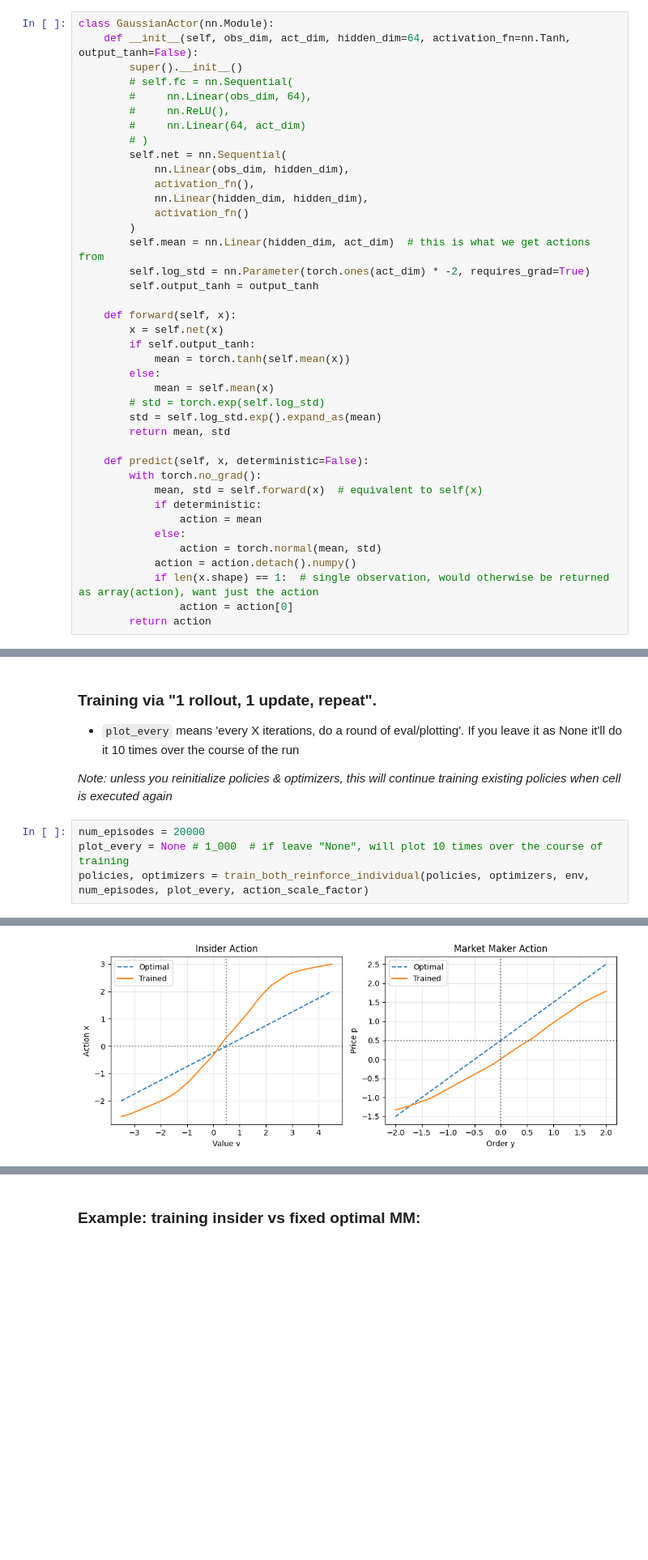
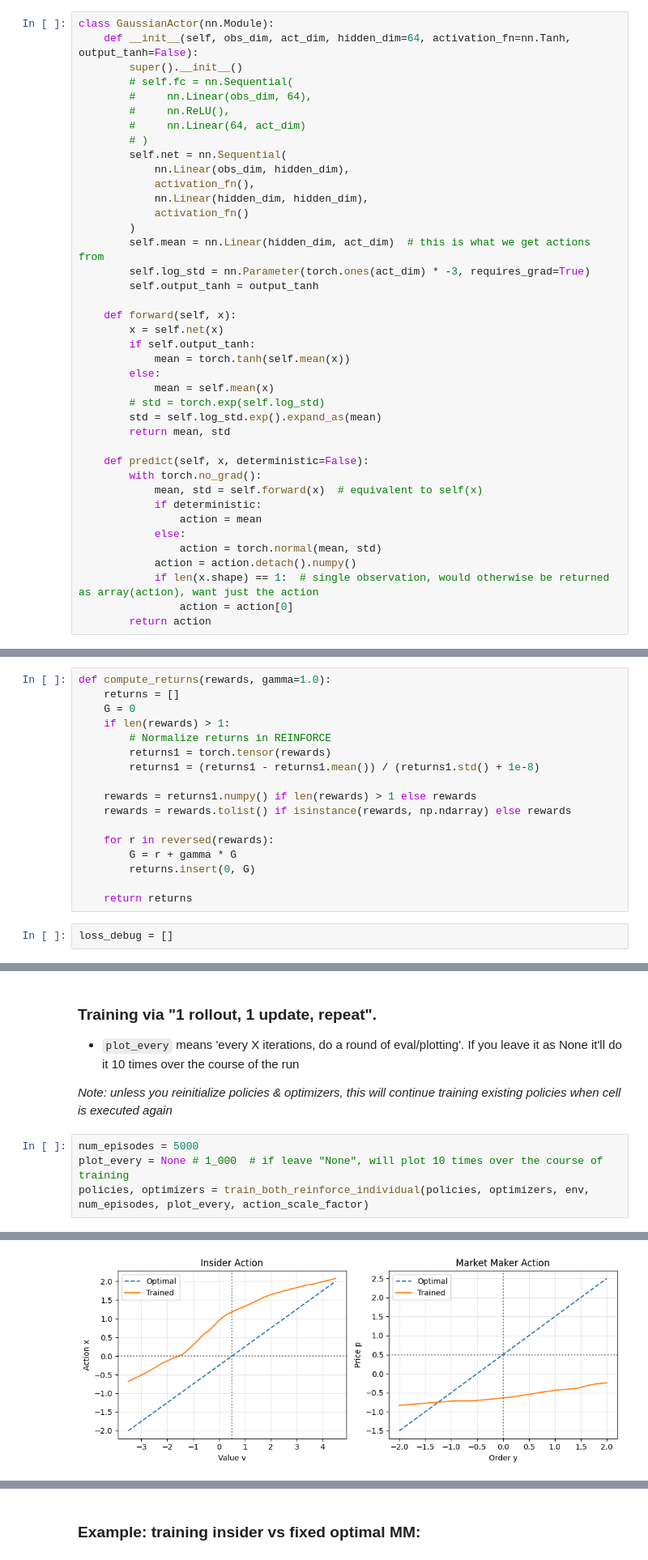
Before and after one commit to kbundaleski9000/msc_project_trading, a Jupyter notebook: MARL_paul.ipynb, the cells around one changed output, grey strips where cells are left out. Shown at 81% size. Drawn from its saved outputs; the diff is of its cells as text; blank space fills up the shorter version.

```diff
--- a/MARL_paul.ipynb
+++ b/MARL_paul.ipynb
@@ -177,7 +212,7 @@ class GaussianActor(nn.Module):
             activation_fn()
         )
         self.mean = nn.Linear(hidden_dim, act_dim)  # this is what we get actions from
-        self.log_std = nn.Parameter(torch.ones(act_dim) * -2, requires_grad=True)
+        self.log_std = nn.Parameter(torch.ones(act_dim) * -3, requires_grad=True)
         self.output_tanh = output_tanh
 
     def forward(self, x):
@@ -430,6 +534,25 @@ class OptimalMarketMaker(nn.Module):
   * --> total of `num_iterations * batch_size` episodes rolled out
 
 Need to experiment which is better! To me it seems individual is winning?
+# %%
+def compute_returns(rewards, gamma=1.0):
+    returns = []
+    G = 0
+    if len(rewards) > 1:
+        # Normalize returns in REINFORCE
+        returns1 = torch.tensor(rewards)
+        returns1 = (returns1 - returns1.mean()) / (returns1.std() + 1e-8)
+
+    rewards = returns1.numpy() if len(rewards) > 1 else rewards
+    rewards = rewards.tolist() if isinstance(rewards, np.ndarray) else rewards
+
+    for r in reversed(rewards):
+        G = r + gamma * G
+        returns.insert(0, G)
+
+    return returns
+# %%
+loss_debug = []
 # %%
 def train_both_reinforce_individual(policies, optimizers, env, num_episodes=10000, plot_every=None, action_scaling=5):
     """trains both agents using REINFORCE, via `rollout 1 episode, update agents, repeat`
@@ -603,7 +701,7 @@ Observe (after 20k episodes of single training))
 
 *Note: unless you reinitialize policies & optimizers, this will continue training existing policies when cell is executed again*
 # %%
-num_episodes = 20000
+num_episodes = 5000
 plot_every = None # 1_000  # if leave "None", will plot 10 times over the course of training
 policies, optimizers = train_both_reinforce_individual(policies, optimizers, env, num_episodes, plot_every, action_scale_factor)
 # %% [output]
@@ -611 +709 @@ Episode: 2000
-[figure, old version]
+[figure, new version]
```
Also changed, not shown: parts of 27 cells of this notebook.
